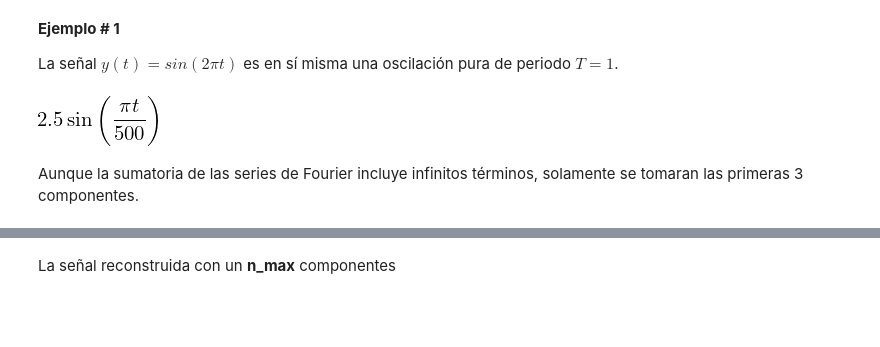
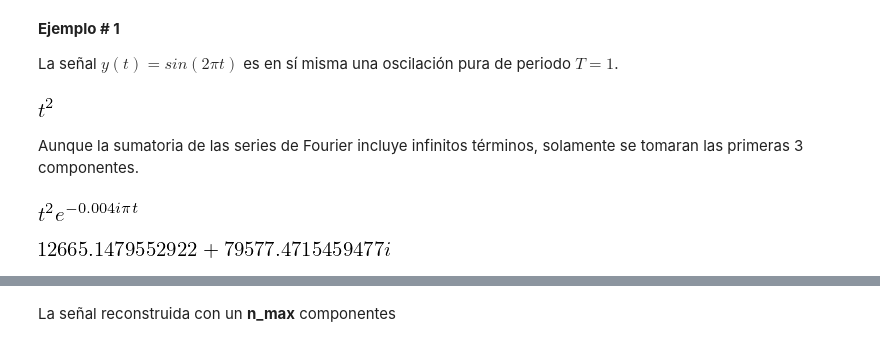
Before and after one commit to pierrediazp/Se-ales_y_Sistemas, a Jupyter notebook: 04_Series_de_Fourier.ipynb, the cells around one changed output, grey strips where cells are left out. Cells and saved outputs as stored; diff of their text form; code cells hidden in the pictures; blank space fills up the shorter version.

```diff
--- a/04_Series_de_Fourier.ipynb
+++ b/04_Series_de_Fourier.ipynb
@@ -115,23 +115,32 @@ La señal $y(t) = sin(2 \pi t)$ es en sí misma una oscilación pura de periodo
 # %%
 # Se define y como el seno de t
 t = sym.symbols('t', real=True)
 #T = sym.symbols('T', real=True)
 T = 1000
 nw = sym.symbols('n', real=True)
 delta = sym.DiracDelta(nw)
 w0 = 2 * sym.pi / T
 
-# y = t**2
+y = t**2
 # y = 4*sym.sin(w0*t + 0.5) - 10
 # y = sym.sin(w0*t)
 # y = (t-0.5)*(t-0.5)
-y = 2.5*sym.sin(w0*t)
+# y = 2.5*sym.sin(w0*t)
 # y = 2.5*(sym.sin(w0*t))**2 + (sym.sin(7.5*w0*t))**2
 y
 # %% [output]
-[figure, old version]
+[figure, new version]
 # %% [markdown]
 Aunque la sumatoria de las series de Fourier incluye infinitos términos, solamente se tomaran las primeras 3 componentes.
+# %%
+y*sym.exp(-1j*n*w0*t)
+# %% [output]
+[figure, added]
+# %%
+n = 2
+(1/T)*sym.integrate(y*sym.exp(-1j*n*w0*t), (t,0,T)).evalf()
+# %% [output]
+[figure, added]
 # %%
 n_max = 7
 
```
Also changed, not shown: parts of 3 cells of this notebook, 5 other files.
